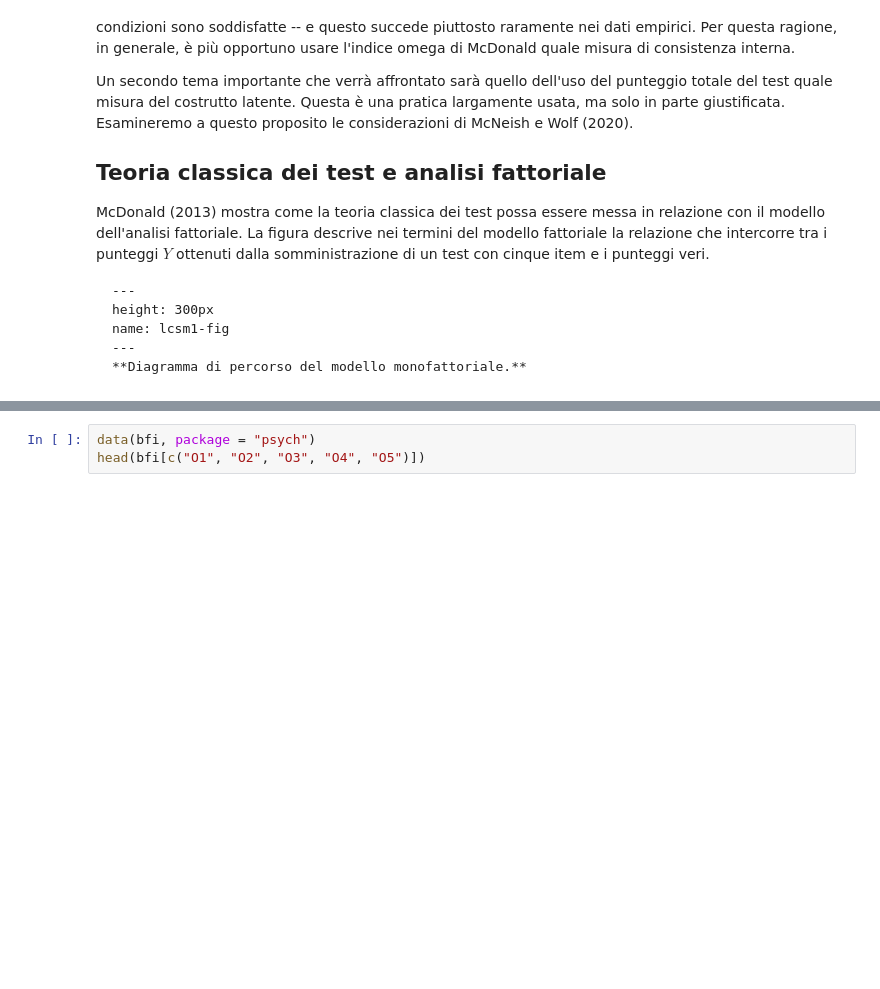
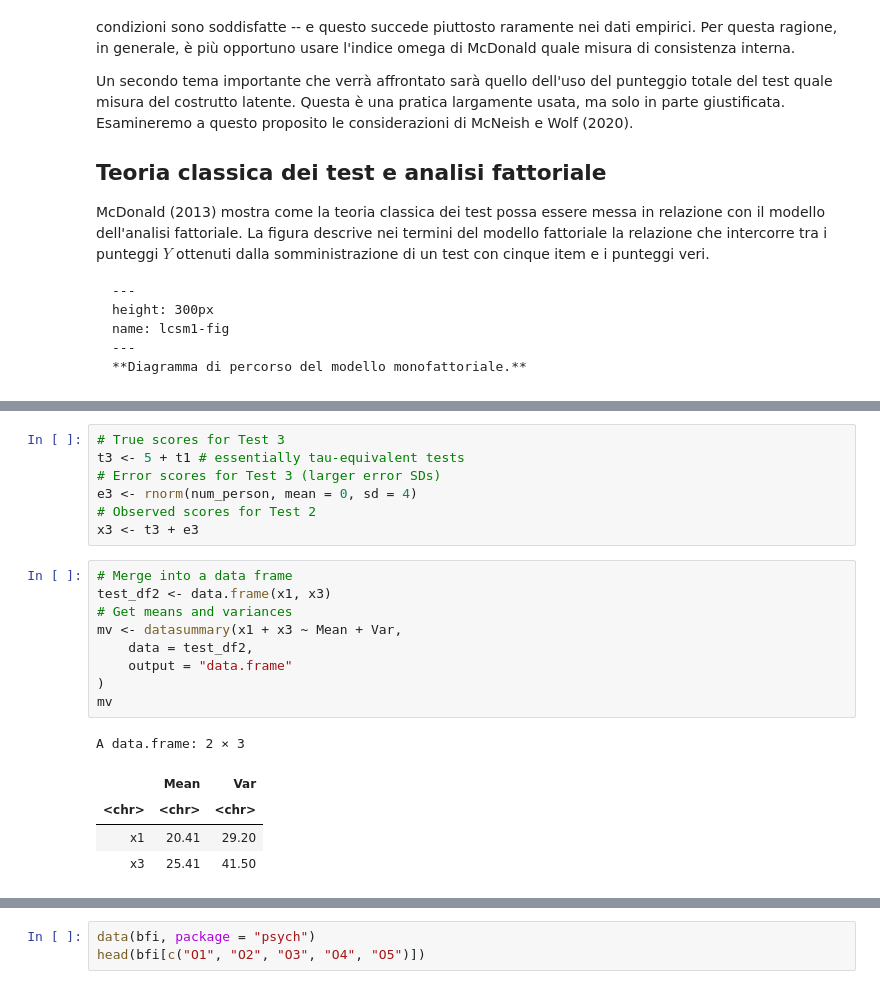
Before and after one commit to ccaudek/psy_test, a Jupyter notebook: 062_constraints_on_parms.ipynb, the cells around one changed output, grey strips where cells are left out. Cells and saved outputs as stored; diff of their text form; blank space fills up the shorter version.

```diff
--- a/062_constraints_on_parms.ipynb
+++ b/062_constraints_on_parms.ipynb
@@ -29,0 +298,22 @@ name: lcsm1-fig
+# %%
+# True scores for Test 3
+t3 <- 5 + t1 # essentially tau-equivalent tests
+# Error scores for Test 3 (larger error SDs)
+e3 <- rnorm(num_person, mean = 0, sd = 4)
+# Observed scores for Test 2
+x3 <- t3 + e3
+# %%
+# Merge into a data frame
+test_df2 <- data.frame(x1, x3)
+# Get means and variances
+mv <- datasummary(x1 + x3 ~ Mean + Var,
+    data = test_df2,
+    output = "data.frame"
+)
+mv
+# %% [output]
+A data.frame: 2 × 3
+|  | Mean | Var |
+| <chr> | <chr> | <chr> |
+| x1 | 20.41 | 29.20 |
+| x3 | 25.41 | 41.50 |
```
Also changed, not shown: parts of 17 cells of this notebook, 5 other files.
